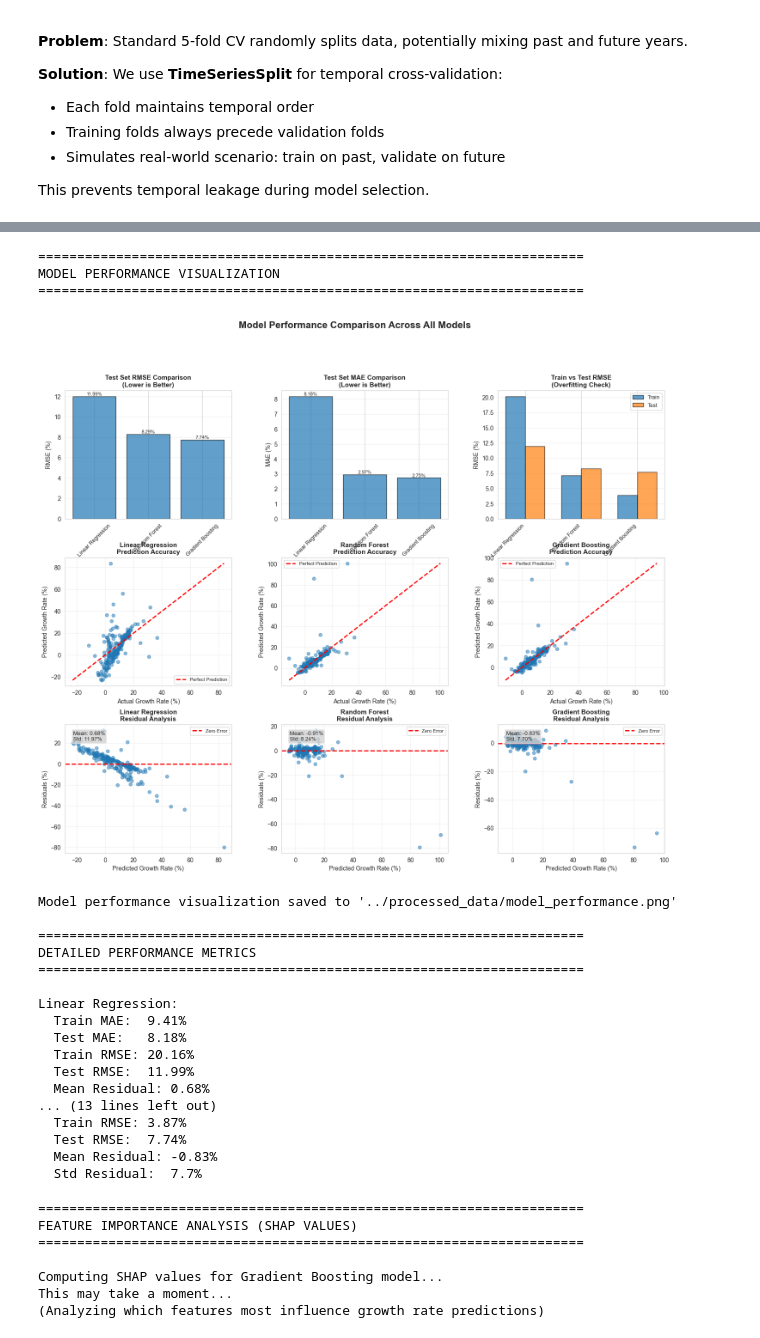
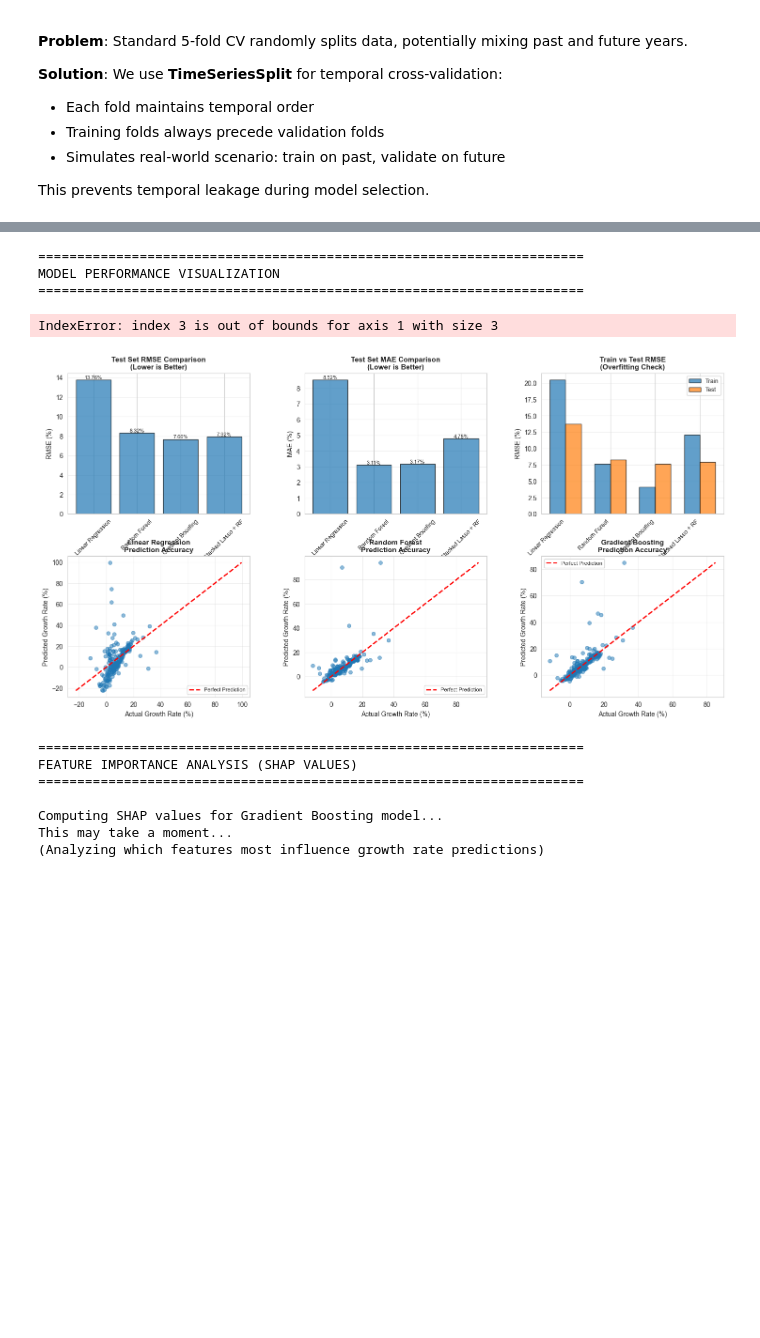
Before and after one commit to andersvestrum/Prediction-Population-Growth, a Jupyter notebook: preprocessing/data_processing.ipynb, the cells around one changed output, grey strips where cells are left out. Cells and saved outputs as stored; diff of their text form; code cells hidden in the pictures; blank space fills up the shorter version.

```diff
--- a/preprocessing/data_processing.ipynb
+++ b/preprocessing/data_processing.ipynb
@@ -240,7 +240,8 @@ def prepare_future_growth_training_data(df_merged, target_horizons=[5, 10, 15]):
                     "GDP": base_row.get("GDP (USD)", np.nan),
                     "Density": base_row.get("Population density (people per sq. km of land area)", np.nan),
                     "Year": base_year,
-                    "Years ahead": years_ahead
+                    "Years ahead": years_ahead,
+                    "Region": base_row.get("Region", "Unknown")
                 })
 
                 # Target
@@ -1132,12 +1274,16 @@ print("="*70)
 # Import GridSpec for complex layout
 from matplotlib.gridspec import GridSpec
 
-# Create complex figure with 3x3 grid
-fig = plt.figure(figsize=(18, 14))
-gs = GridSpec(3, 3, figure=fig, hspace=0.3, wspace=0.3)
-
 # Model names
 model_names = list(results.keys())
+n_models = len(model_names)
+
+# Create complex figure with dynamic grid based on number of models
+# Row 1: 3 comparison plots (RMSE, MAE, Train vs Test)
+# Row 2: n_models prediction scatter plots
+# Row 3: n_models residual plots
+fig = plt.figure(figsize=(18, 14))
+gs = GridSpec(3, max(3, n_models), figure=fig, hspace=0.3, wspace=0.3)
 
 # Row 1: Model comparison metrics
 # 1. Test RMSE comparison
@@ -1233,51 +1379,35 @@ plt.show()
 print("Model performance visualization saved to '../processed_data/model_performance.png'")
 
 # Print detailed performance metrics table
 print("\n" + "="*70)
 print("DETAILED PERFORMANCE METRICS")
 print("="*70)
 for model_name in model_names:
     print(f"\n{model_name}:")
     train_mae = round(results[model_name]['train_mae'], 2)
     test_mae = round(results[model_name]['test_mae'], 2)
     train_rmse = round(results[model_name]['train_rmse'], 2)
     test_rmse = round(results[model_name]['test_rmse'], 2)
 
     print(f"  Train MAE:  {train_mae}%")
     print(f"  Test MAE:   {test_mae}%")
     print(f"  Train RMSE: {train_rmse}%")
     print(f"  Test RMSE:  {test_rmse}%")
 
     # Calculate residual statistics
     y_pred = results[model_name]['predictions']
     y_actual = results[model_name]['y_test']
     residuals = y_actual - y_pred
     mean_residual = round(np.mean(residuals), 2)
     std_residual = round(np.std(residuals), 2)
     print(f"  Mean Residual: {mean_residual}%")
     print(f"  Std Residual:  {std_residual}%")
 # %% [output]
 ======================================================================
 MODEL PERFORMANCE VISUALIZATION
 ======================================================================
+IndexError: index 3 is out of bounds for axis 1 with size 3
-[figure, old version]
+[figure, new version]
-Model performance visualization saved to '../processed_data/model_performance.png'
-
-======================================================================
-DETAILED PERFORMANCE METRICS
-======================================================================
-
-Linear Regression:
-  Train MAE:  9.41%
-  Test MAE:   8.18%
-  Train RMSE: 20.16%
-  Test RMSE:  11.99%
-  Mean Residual: 0.68%
-... (13 lines left out)
-  Train RMSE: 3.87%
-  Test RMSE:  7.74%
-  Mean Residual: -0.83%
-  Std Residual:  7.7%
 # %%
 ###############################################
 # SHAP Values - Feature Importance Analysis
```
Also changed, not shown: parts of 9 cells of this notebook, 6 other files.
